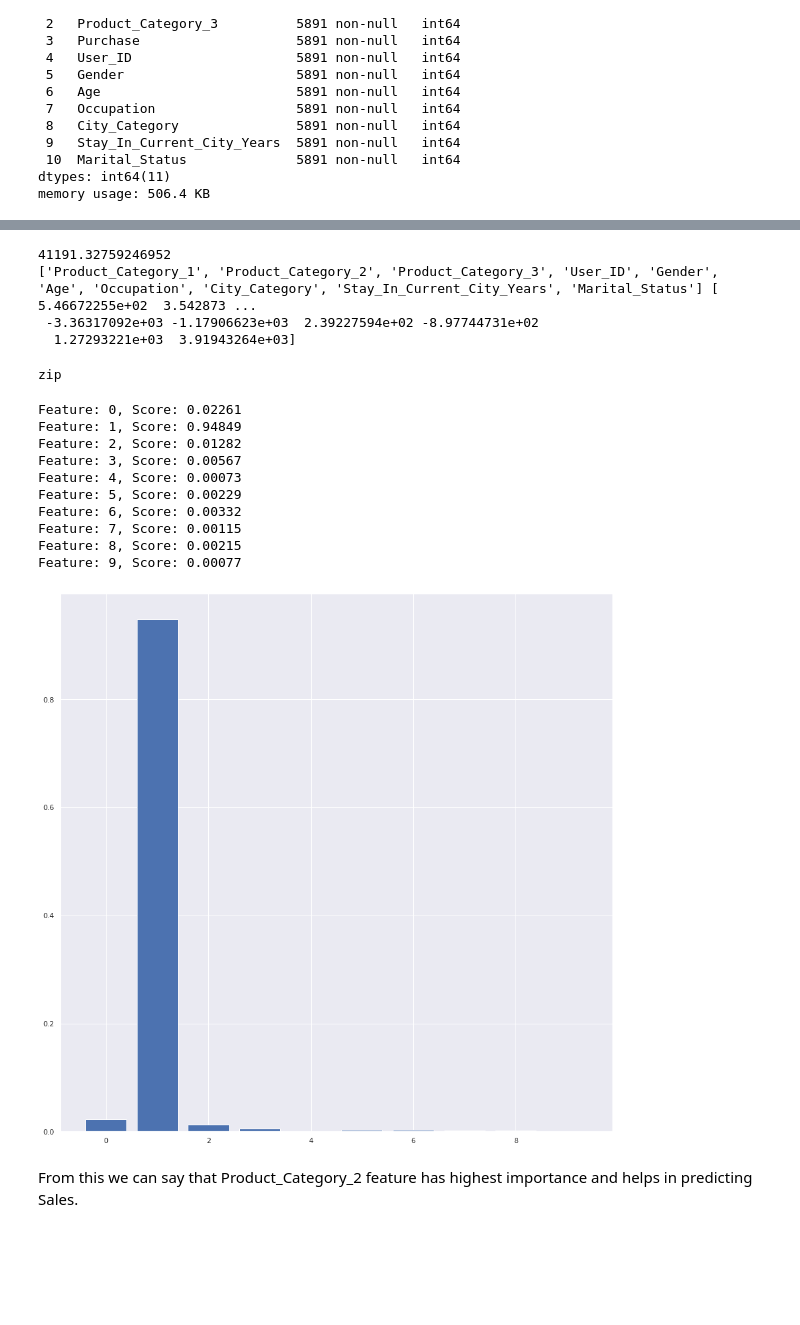
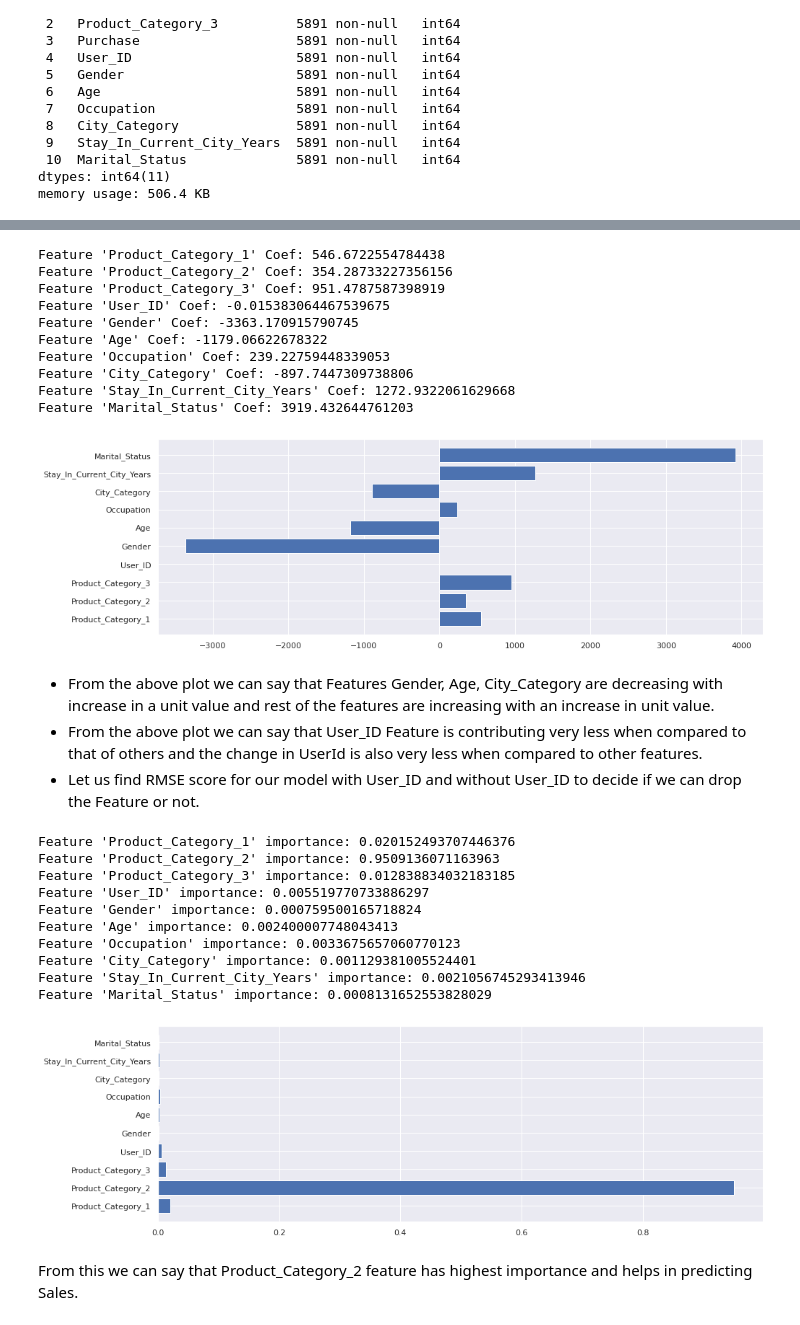
Before and after one commit to santhoshbvsrk/MLProjects, a Jupyter notebook: BlackFridaySales_ML.ipynb, the cells around one changed output, grey strips where cells are left out. Drawn from its saved outputs; the diff is of its cells as text; code cells hidden in the pictures; blank space fills up the shorter version.

```diff
--- a/BlackFridaySales_ML.ipynb
+++ b/BlackFridaySales_ML.ipynb
@@ -472,9 +443 @@ LinearRegression(copy_X=True, fit_intercept=True, n_jobs=None, normalize=False)
-# %%
-print (model.intercept_)
-print (feature_cols,model.coef_)
-# %% [output]
-41191.32759246952
-['Product_Category_1', 'Product_Category_2', 'Product_Category_3', 'User_ID', 'Gender', 'Age', 'Occupation', 'City_Category', 'Stay_In_Current_City_Years', 'Marital_Status'] [ 5.46672255e+02  3.542873 ...
- -3.36317092e+03 -1.17906623e+03  2.39227594e+02 -8.97744731e+02
-  1.27293221e+03  3.91943264e+03]
 # %%
@@ -482,37 +447,59 @@ feature_cols=['Product_Category_1','Product_Category_2','Product_Category_3','Us
-# %%
-zip(feature_cols,model.coef_)
-# %% [output]
-zip
+# %%
+import matplotlib.pyplot as plt
+from sklearn.linear_model import LinearRegression
+# define the model
+model = LinearRegression()
+# fit the model
+model.fit(data[feature_cols], y)
+#Fetching Features & their coefficient values
+for feat,coef in zip(feature_cols,model.coef_):
+    print("Feature '{}' Coef: {}".format(feat,coef))
+#plotting coefficients of all features
+plt.figure(figsize=[15,5])
+plt.barh([x for x in range(len(feature_cols))], model.coef_,tick_label=feature_cols)
+plt.show()
+# %% [output]
+Feature 'Product_Category_1' Coef: 546.6722554784438
+Feature 'Product_Category_2' Coef: 354.28733227356156
+Feature 'Product_Category_3' Coef: 951.4787587398919
+Feature 'User_ID' Coef: -0.015383064467539675
+Feature 'Gender' Coef: -3363.170915790745
+Feature 'Age' Coef: -1179.06622678322
+Feature 'Occupation' Coef: 239.22759448339053
+Feature 'City_Category' Coef: -897.7447309738806
+Feature 'Stay_In_Current_City_Years' Coef: 1272.9322061629668
+Feature 'Marital_Status' Coef: 3919.432644761203
+[figure, added]
+# %% [markdown]
+* From the above plot we can say that Features Gender, Age, City_Category are decreasing with increase in a unit value and rest of the features are increasing with an increase in unit value.
+* From the above plot we can say that User_ID Feature is contributing very less when compared to that of others and the change in UserId is also very less when compared to other features.
+* Let us find RMSE score for our model with User_ID and without User_ID to decide if we can drop the Feature or not.
 # %%
 # RF Regressor for feature importance
 from sklearn.ensemble import RandomForestRegressor
-# define dataset
-X = data.drop("Purchase",axis=1)  #independent columns
-y = data['Purchase']    #target column i.e price range
 # define the model
-model = RandomForestRegressor()
+model_rf = RandomForestRegressor()
 # fit the model
-model.fit(X, y)
-# get importance
-importance = model.feature_importances_
+model_rf.fit(data[feature_cols], y)
 # summarize feature importance
-for i,v in enumerate(importance):
-	print('Feature: %0d, Score: %.5f' % (i,v))
+for feat,imp in zip(feature_cols,model_rf.feature_importances_):
+  print("Feature '{}' importance: {}".format(feat,imp))
 # plot feature importance
-plt.bar([x for x in range(len(importance))], importance)
+plt.figure(figsize=[15,5])
+plt.barh([x for x in range(len(feature_cols))], model_rf.feature_importances_,tick_label=feature_cols)
 plt.show()
 # %% [output]
-Feature: 0, Score: 0.02261
-Feature: 1, Score: 0.94849
-Feature: 2, Score: 0.01282
-Feature: 3, Score: 0.00567
-Feature: 4, Score: 0.00073
-Feature: 5, Score: 0.00229
-Feature: 6, Score: 0.00332
-Feature: 7, Score: 0.00115
-Feature: 8, Score: 0.00215
-Feature: 9, Score: 0.00077
+Feature 'Product_Category_1' importance: 0.020152493707446376
+Feature 'Product_Category_2' importance: 0.9509136071163963
+Feature 'Product_Category_3' importance: 0.012838834032183185
+Feature 'User_ID' importance: 0.005519770733886297
+Feature 'Gender' importance: 0.000759500165718824
+Feature 'Age' importance: 0.002400007748043413
+Feature 'Occupation' importance: 0.0033675657060770123
+Feature 'City_Category' importance: 0.001129381005524401
+Feature 'Stay_In_Current_City_Years' importance: 0.0021056745293413946
+Feature 'Marital_Status' importance: 0.0008131652553828029
-[figure, old version]
+[figure, new version]
 # %% [markdown]
 From this we can say that Product_Category_2 feature has highest importance and helps in predicting Sales.
 # %%
```
Also changed, not shown: parts of 5 cells of this notebook.
